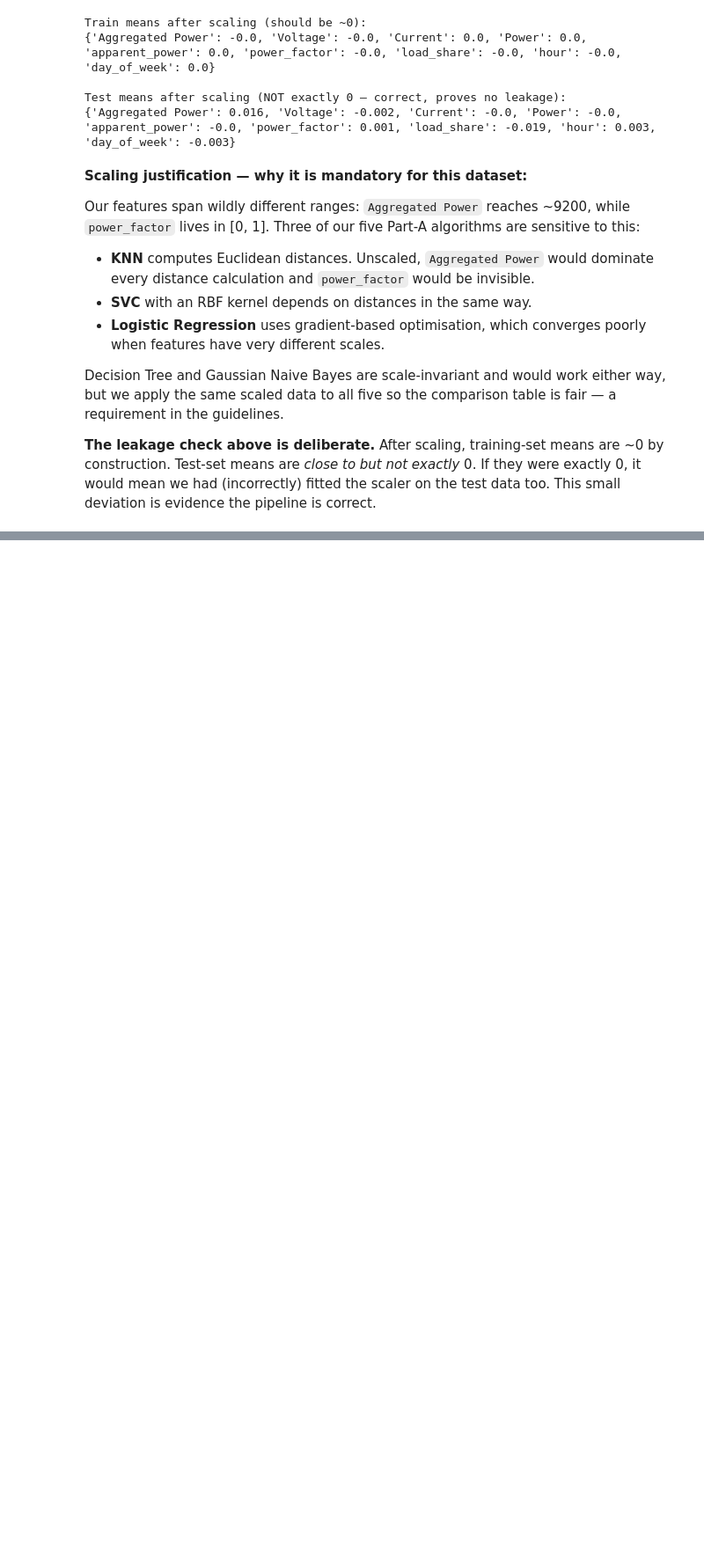
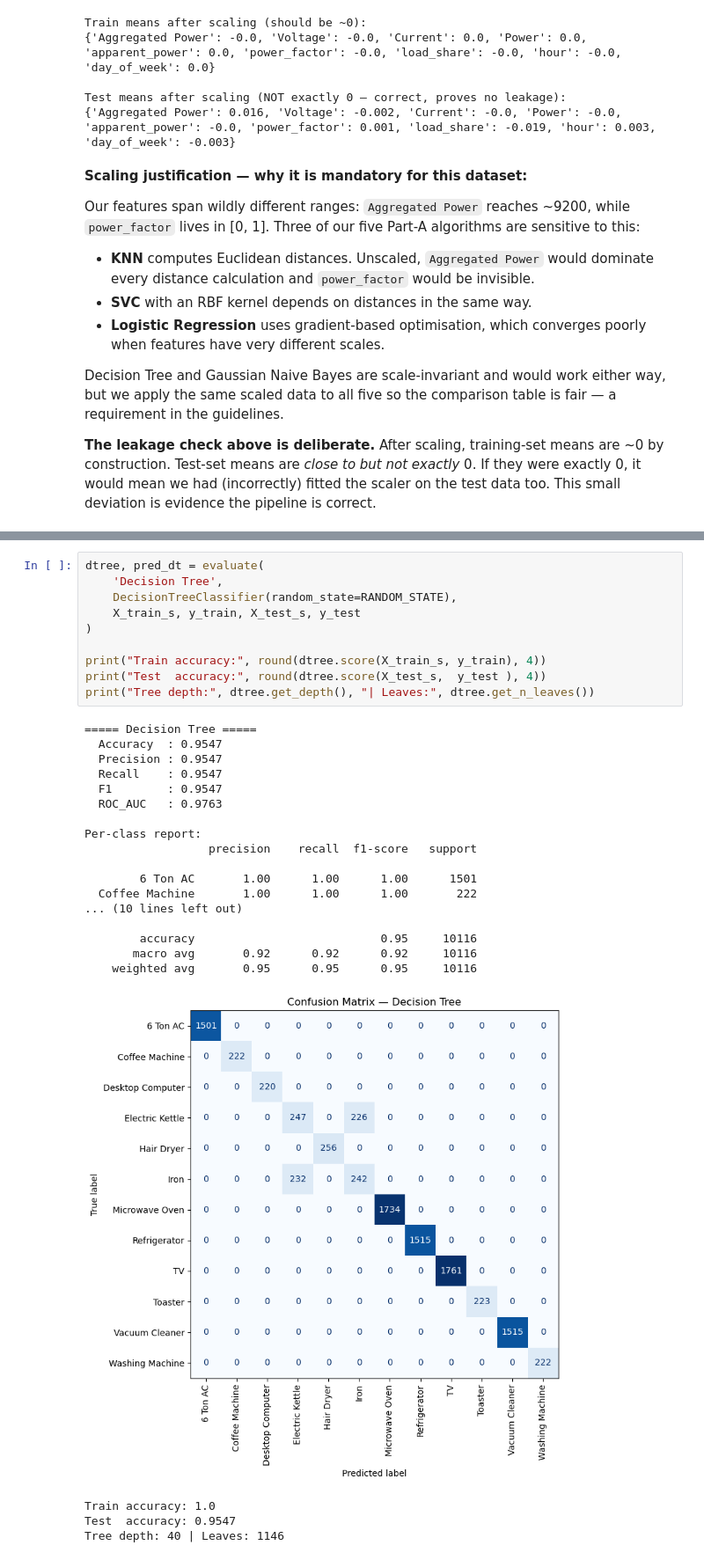
Before and after one commit to yazhini-vetrivel/airbnb_pricing_analytics, a Jupyter notebook: notebooks/classification.ipynb, the cells around one changed output, grey strips where cells are left out. Shown at 88% size. Cells and saved outputs as stored; diff of their text form; blank space fills up the shorter version.

```diff
--- a/notebooks/classification.ipynb
+++ b/notebooks/classification.ipynb
@@ -560,0 +808,32 @@ evidence the pipeline is correct.
+# %%
+dtree, pred_dt = evaluate(
+    'Decision Tree',
+    DecisionTreeClassifier(random_state=RANDOM_STATE),
+    X_train_s, y_train, X_test_s, y_test
+)
+
+print("Train accuracy:", round(dtree.score(X_train_s, y_train), 4))
+print("Test  accuracy:", round(dtree.score(X_test_s,  y_test ), 4))
+print("Tree depth:", dtree.get_depth(), "| Leaves:", dtree.get_n_leaves())
+# %% [output]
+===== Decision Tree =====
+  Accuracy  : 0.9547
+  Precision : 0.9547
+  Recall    : 0.9547
+  F1        : 0.9547
+  ROC_AUC   : 0.9763
+
+Per-class report:
+                  precision    recall  f1-score   support
+
+        6 Ton AC       1.00      1.00      1.00      1501
+  Coffee Machine       1.00      1.00      1.00       222
+... (10 lines left out)
+
+        accuracy                           0.95     10116
+       macro avg       0.92      0.92      0.92     10116
+    weighted avg       0.95      0.95      0.95     10116
+[figure, added]
+Train accuracy: 1.0
+Test  accuracy: 0.9547
+Tree depth: 40 | Leaves: 1146
```
Also changed, not shown: parts of 26 cells of this notebook.
